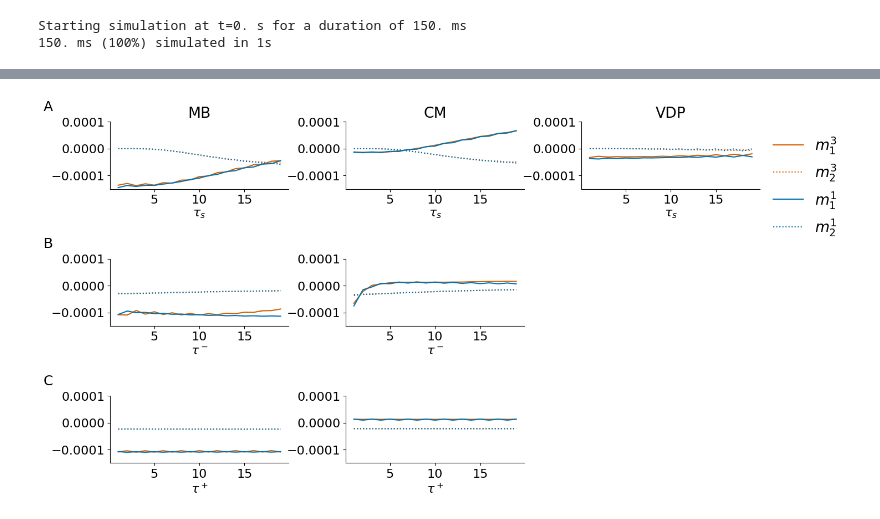
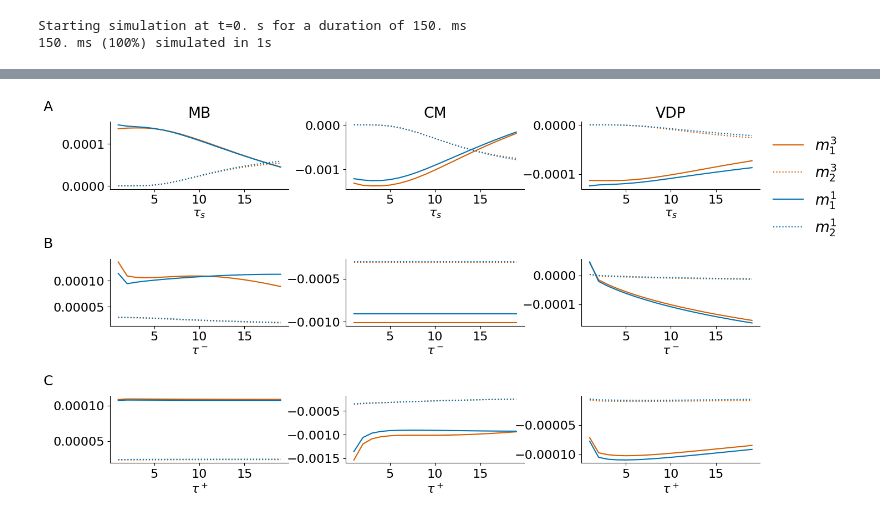
Before and after one commit to prubisch/inhibitory_plasticity_regulation_in_voltage_dependent_plasticity_models, a Jupyter notebook: toy_problem_presentation_onset.ipynb, the cells around one changed output, grey strips where cells are left out. Saved outputs shown, nothing was run; the diff lists cells and outputs as text; code cells hidden in the pictures.

```diff
--- a/toy_problem_presentation_onset.ipynb
+++ b/toy_problem_presentation_onset.ipynb
@@ -245,14 +244,18 @@ def mechanism_ICA(inhib_onset, pres_time, vdp_p, cl_p, mb_p, tau_p, samples = 10
 # %%
+#double check if these are the same as in the bars and stripes experiment or where these parameters came from
+
 i_onset = 5
 pres_time = 50
 vrest = -79
 taus = [15,10,7,1/15, vrest]
-mb_param = [-69, -58,1.e-2, 8.e-4,1]
-cl_param = [-75, -65,8.e-5, 8e-4,10]
+cl_param = [-69, -58,1.e-2,8.e-4,1] #1.e-2,8.e-4
+mb_param = [-75, -65,8.e-5,8.e-4,10] #8.e-5,8.e-4
 vdp_param = [0.1, 10, 0.4, 1, 20, -43.75, 0.17, 0.4, 1, 5, -40.75, 1.0, 3.0,100]
+on_rate = 100 #100
+i_rate = 50 #50
 sample_size = 100
 
-result_w,result_nfw, result_v, result_r  = mechanism_ICA(i_onset, pres_time, vdp_param, cl_param, mb_param, taus, samples = sample_size)
+result_w,result_nfw, result_v, result_r, result_s = mechanism_ICA(i_onset, pres_time, vdp_param, cl_param, mb_param, taus, samples = sample_size, on_rate = on_rate, i_rate = i_rate)
 # %% [output]
 WARNING    'vrest' is an internal variable of group 'neurongroup_1', but also exists in the run namespace with the value -79. The internal variable will be used. [brian2.groups.group.Group.resolve.res ...
 Starting simulation at t=0. s for a duration of 150. ms
@@ -435,11 +494,11 @@ def parameter_tausweeps(tau):
 
     mb_param = [-69, -58,1.e-2, 8.e-4,1]
     cl_param = [-75, -65,8.e-5, 8e-4,10]
-    vdp_param = [1/tau[0], tau[0], 0.4, 1, 20, -43.75, 0.17, 0.4, 1, 5, -40.75, 1.0, 3.0,100]
+    vdp_param = [1/tau[0], tau[0], 0.4, 1, tau[2], -43.75, 0.17, 0.4, 1, tau[1], -40.75, 1.0, 3.0,100]
 
     taus = [tau[0],tau[1],tau[2],1/tau[0], vrest]
 
-    dat, _, _,_ = mechanism_ICA(5, 50, vdp_param, cl_param, mb_param, taus, samples = 100, rseed = 42)
+    dat, _, _,_,_ = mechanism_ICA(5, 50, vdp_param, cl_param, mb_param, taus, samples = 100, rseed = 42)
     #calculate the slopes
     sl_vdp = np.zeros([4])
     sl_cl = np.zeros([4])
@@ -634,7 +680,7 @@ ax.plot(tau_pre, res_pre[:,2,0], color = palette[2])
 ax.plot(tau_pre, res_pre[:,2,2], color = palette[0])
 ax.plot(tau_pre, res_pre[:,2,1], color = palette[2], linestyle = ':')
 ax.plot(tau_pre, res_pre[:,2,3], color = palette[0], linestyle = ':')
-ax.set_ylim(-15e-5, 10e-5)
+#ax.set_ylim(-15e-5, 10e-5)
 ax.set_title('MB')
 ax.set_xlabel('$\\tau_s$')
 clear_axes(ax)
@@ -644,7 +690,7 @@ ax.plot(tau_pre, res_pre[:,1,0], color = palette[2])
 ax.plot(tau_pre, res_pre[:,1,1], color = palette[2], linestyle = ':')
 ax.plot(tau_pre, res_pre[:,1,2], color = palette[0])
 ax.plot(tau_pre, res_pre[:,1,3], color = palette[0], linestyle = ':')
-ax.set_ylim(-15e-5, 10e-5)
+#ax.set_ylim(-15e-5, 10e-5)
 ax.set_title('CM')
 ax.set_xlabel('$\\tau_s$')
 clear_axes(ax)
@@ -655,7 +701,7 @@ ax.plot(tau_pre, res_pre[:,0,1], color = palette[2], linestyle = ':', label = '$
 ax.plot(tau_pre, res_pre[:,0,2], color = palette[0], label = '$m^1_1$')
 ax.plot(tau_pre, res_pre[:,0,3], color = palette[0], linestyle = ':', label = '$m^1_2$')
 ax.legend(bbox_to_anchor=(1.0, 1.0), loc='upper left',  frameon = False)
-ax.set_ylim(-15e-5, 10e-5)
+#ax.set_ylim(-15e-5, 10e-5)
 ax.set_title('VDP')
 ax.set_xlabel('$\\tau_s$')
 clear_axes(ax)
@@ -665,38 +711,56 @@ ax.plot(tau_minus, res_mp[:,6,2,0], color = palette[2])
 ax.plot(tau_minus, res_mp[:,6,2,1], color = palette[2], linestyle = ':')
 ax.plot(tau_minus, res_mp[:,6,2,2], color = palette[0])
 ax.plot(tau_minus, res_mp[:,6,2,3], color = palette[0], linestyle = ':')
-ax.set_ylim(-15e-5, 10e-5)
+#ax.set_ylim(-15e-5, 10e-5)
 ax.set_xlabel('$\\tau^-$')
 clear_axes(ax)
 
 ax = fig.add_subplot(gs[2,2])
 ax.plot(tau_minus, res_mp[:,6,1,0], color = palette[2])
 ax.plot(tau_minus, res_mp[:,6,1,1], color = palette[2], linestyle = ':')
 ax.plot(tau_minus, res_mp[:,6,1,2], color = palette[0])
 ax.plot(tau_minus, res_mp[:,6,1,3], color = palette[0], linestyle = ':')
-ax.set_ylim(-15e-5, 10e-5)
+#ax.set_ylim(-15e-5, 10e-5)
+ax.set_xlabel('$\\tau^-$')
+clear_axes(ax)
+
+ax = fig.add_subplot(gs[2,4])
+ax.plot(tau_minus, res_mp[:,6,0,0], color = palette[2])
+ax.plot(tau_minus, res_mp[:,6,0,1], color = palette[2], linestyle = ':')
+ax.plot(tau_minus, res_mp[:,6,0,2], color = palette[0])
+ax.plot(tau_minus, res_mp[:,6,0,3], color = palette[0], linestyle = ':')
+#ax.set_ylim(-15e-5, 10e-5)
 ax.set_xlabel('$\\tau^-$')
 clear_axes(ax)
 
 ax = fig.add_subplot(gs[4,0])
 ax.plot(tau_plus, res_mp[9,:,2,0], color = palette[2])
 ax.plot(tau_plus, res_mp[9,:,2,1], color = palette[2], linestyle = ':')
 ax.plot(tau_plus, res_mp[9,:,2,2], color = palette[0])
 ax.plot(tau_plus, res_mp[9,:,2,3], color = palette[0], linestyle = ':')
-ax.set_ylim(-15e-5, 10e-5)
+#ax.set_ylim(-15e-5, 10e-5)
 ax.set_xlabel('$\\tau^+$')
 clear_axes(ax)
 
 ax = fig.add_subplot(gs[4,2])
 ax.plot(tau_plus, res_mp[9,:,1,0], color = palette[2])
 ax.plot(tau_plus, res_mp[9,:,1,1], color = palette[2], linestyle = ':')
 ax.plot(tau_plus, res_mp[9,:,1,2], color = palette[0])
 ax.plot(tau_plus, res_mp[9,:,1,3], color = palette[0], linestyle = ':')
-ax.set_ylim(-15e-5, 10e-5)
+#ax.set_ylim(-15e-5, 10e-5)
 ax.set_xlabel('$\\tau^+$')
 clear_axes(ax)
 
-plt.savefig(figures_path+'appfig_tau_influence_m.pdf', bbox_inches='tight')
+ax = fig.add_subplot(gs[4,4])
+ax.plot(tau_plus, res_mp[9,:,0,0], color = palette[2])
+ax.plot(tau_plus, res_mp[9,:,0,1], color = palette[2], linestyle = ':')
+ax.plot(tau_plus, res_mp[9,:,0,2], color = palette[0])
+ax.plot(tau_plus, res_mp[9,:,0,3], color = palette[0], linestyle = ':')
+#ax.set_ylim(-15e-5, 10e-5)
+ax.set_xlabel('$\\tau^+$')
+clear_axes(ax)
+
+plt.savefig(figures_path+'appfig_tau_influence_m_nw.pdf', bbox_inches='tight')
 plt.show()
 # %% [output]
-[figure, old version]
+[figure, new version]
```
Also changed, not shown: parts of 3 cells of this notebook, 27 other files.
